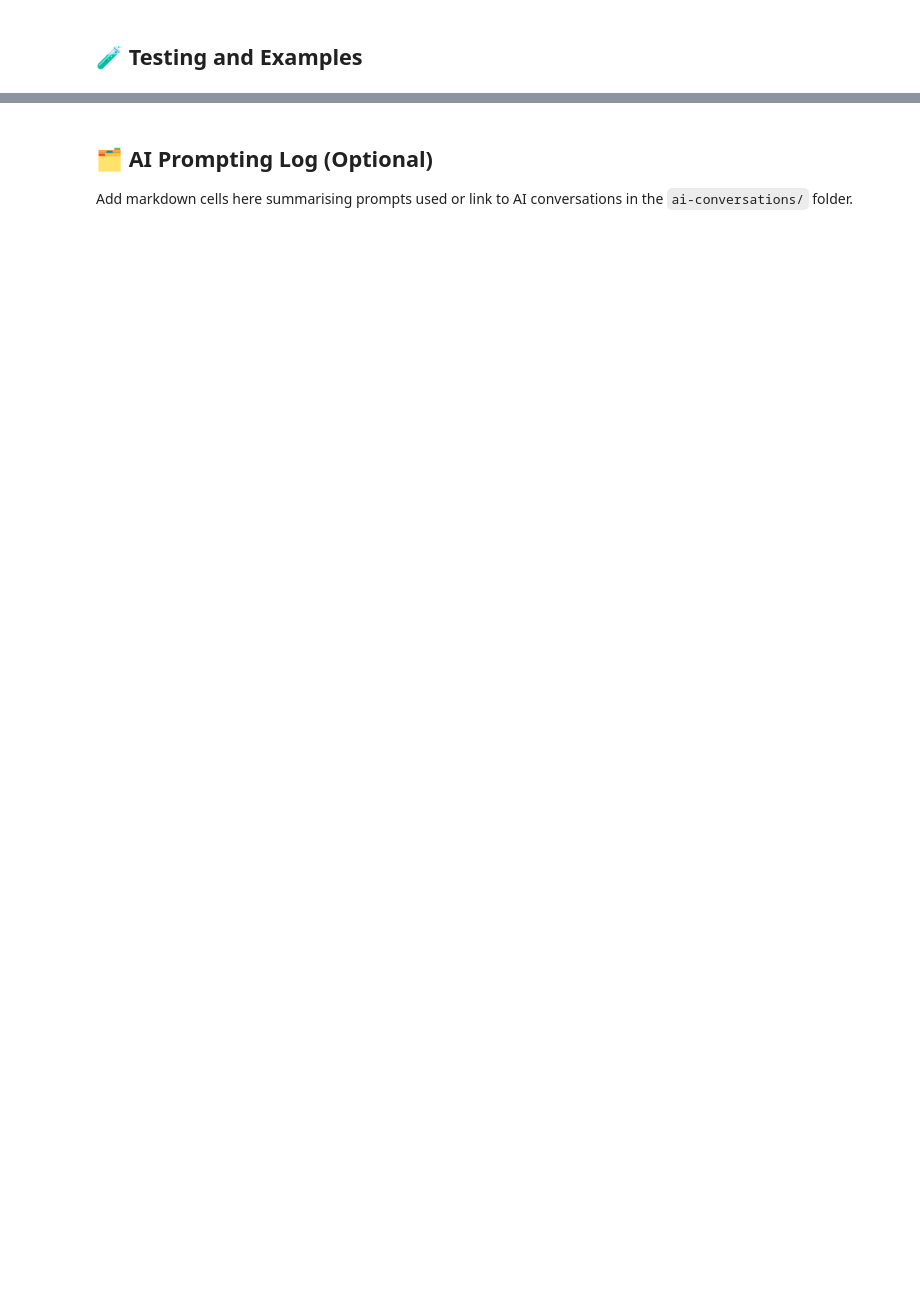
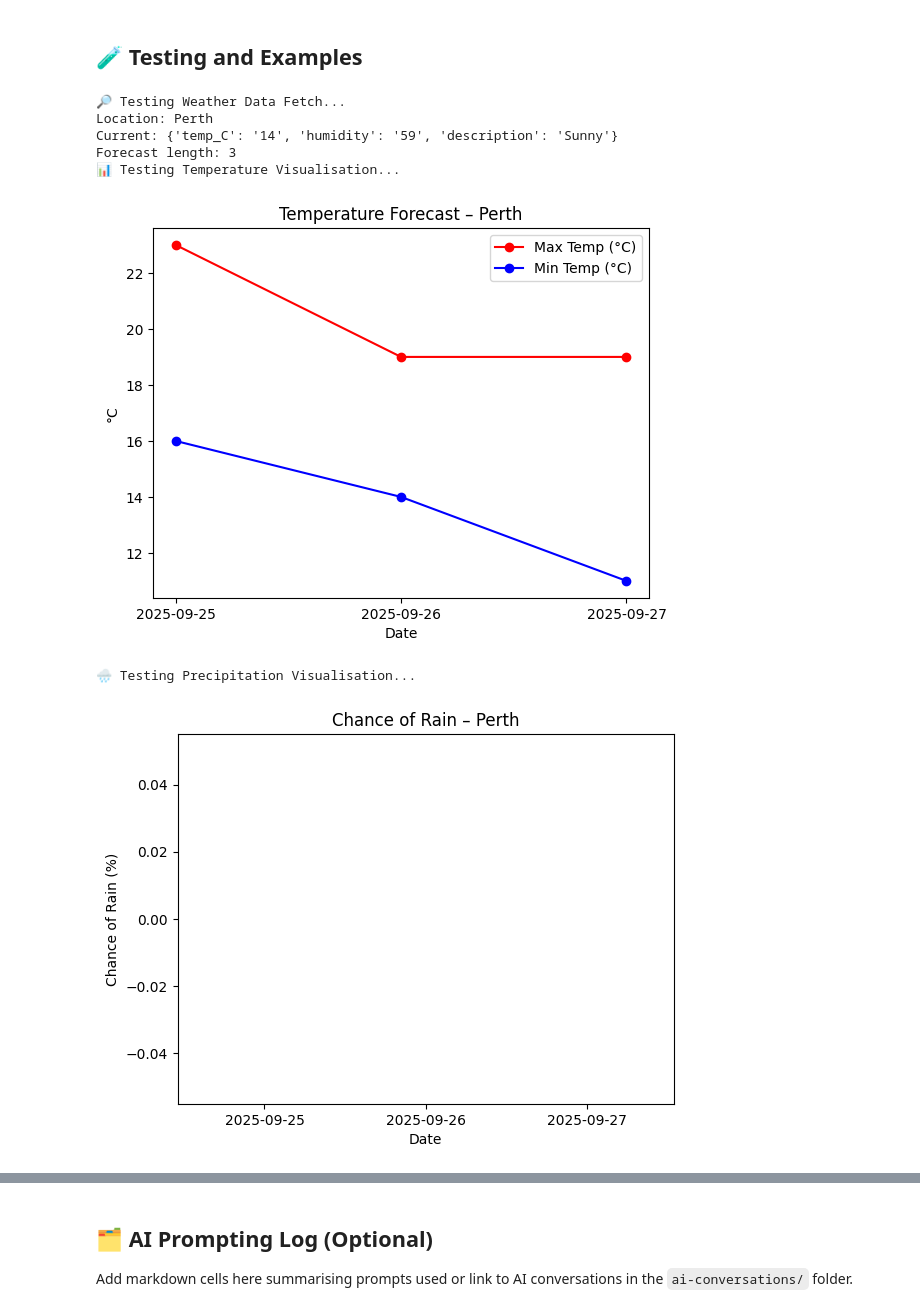
Before and after one commit to Yarida-nes/weatherwise-Yarida-Kaewthong, a Jupyter notebook: starter_notebook.ipynb, the cells around one changed output, grey strips where cells are left out. Cells and saved outputs as stored; diff of their text form; code cells hidden in the pictures; blank space fills up the shorter version.

```diff
--- a/starter_notebook.ipynb
+++ b/starter_notebook.ipynb
@@ -373,0 +509,16 @@ def generate_weather_response(parsed_question, weather_data):
+# %%
+sample = get_weather_data("Perth", forecast_days=3)
+
+questions = [
+    "What is the temperature today in Perth?",
+    "Should I take an umbrella tomorrow?",
+    "What is the chance of rain in Perth?",
+    "What is the humidity today in Perth?"
+]
+
+for q in questions:
+    parsed = parse_weather_question(q)
+    print("Q:", q)
+    print("Parsed:", parsed)
+    print("Answer:", generate_weather_response(parsed, sample))
+    print("-----")
@@ -377,0 +548,47 @@ def generate_weather_response(parsed_question, weather_data):
+# %%
+# Include sample input/output for each function
+# Test the Weather Data
+print("🔎 Testing Weather Data Fetch...")
+sample = get_weather_data("Perth", forecast_days=3)
+
+print("Location:", sample["location"])
+print("Current:", sample["current"])
+print("Forecast length:", len(sample["forecast"]))
+
+# Test Temperature Chart
+print("📊 Testing Temperature Visualisation...")
+create_temperature_visualisation(sample)
+
+# Test Precipation Chart
+
+print("🌧️ Testing Precipitation Visualisation...")
+create_precipitation_visualisation(sample)
+
+# Test Natural Language processing
+print("🤖 Testing Q&A...")
+questions = [
+    "What is the temperature today in Perth?",
+    "Should I take an umbrella tomorrow?",
+    "What is the chance of rain in Perth?",
+    "What is the humidity today in Perth?"
+]
+
+for q in questions:
+    parsed = parse_weather_question(q)
+    print("\nQ:", q)
+    print("Parsed:", parsed)
+    print("Answer:", generate_weather_response(parsed, sample))
+
+# Test Menu System
+print("🖥️ Testing Menu (manual interaction required)...")
+# Run the interactive menu app
+run_app()
+# %% [output]
+🔎 Testing Weather Data Fetch...
+Location: Perth
+Current: {'temp_C': '14', 'humidity': '59', 'description': 'Sunny'}
+Forecast length: 3
+📊 Testing Temperature Visualisation...
+[figure, added]
+🌧️ Testing Precipitation Visualisation...
+[figure, added]
```
Also changed, not shown: parts of 21 cells of this notebook.
